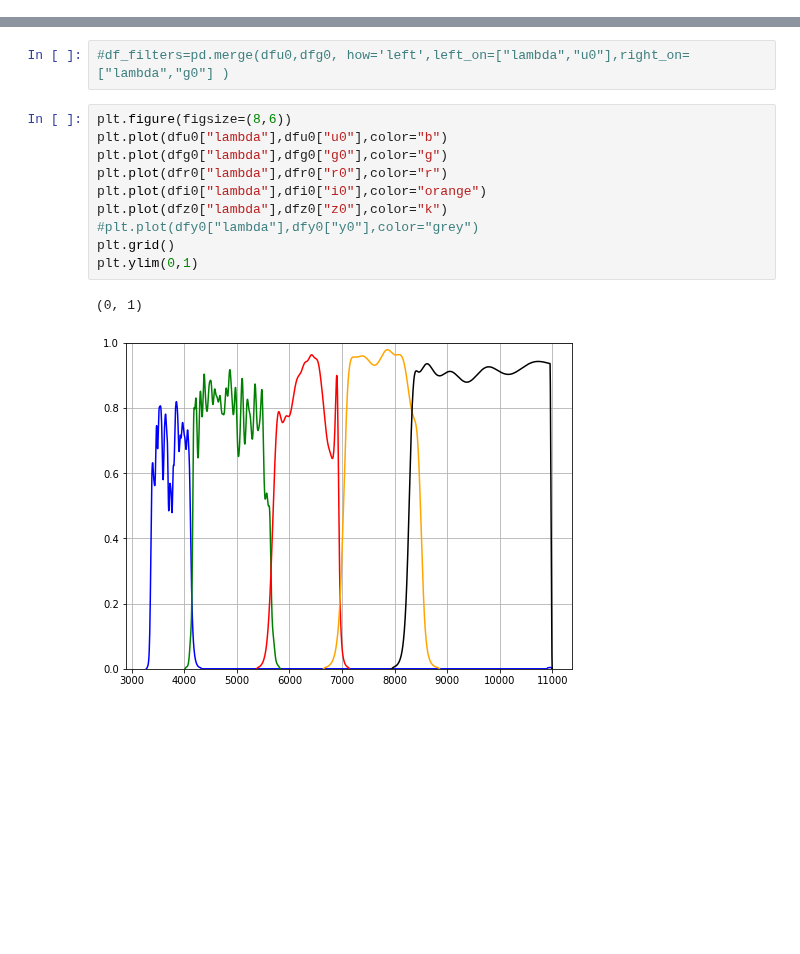
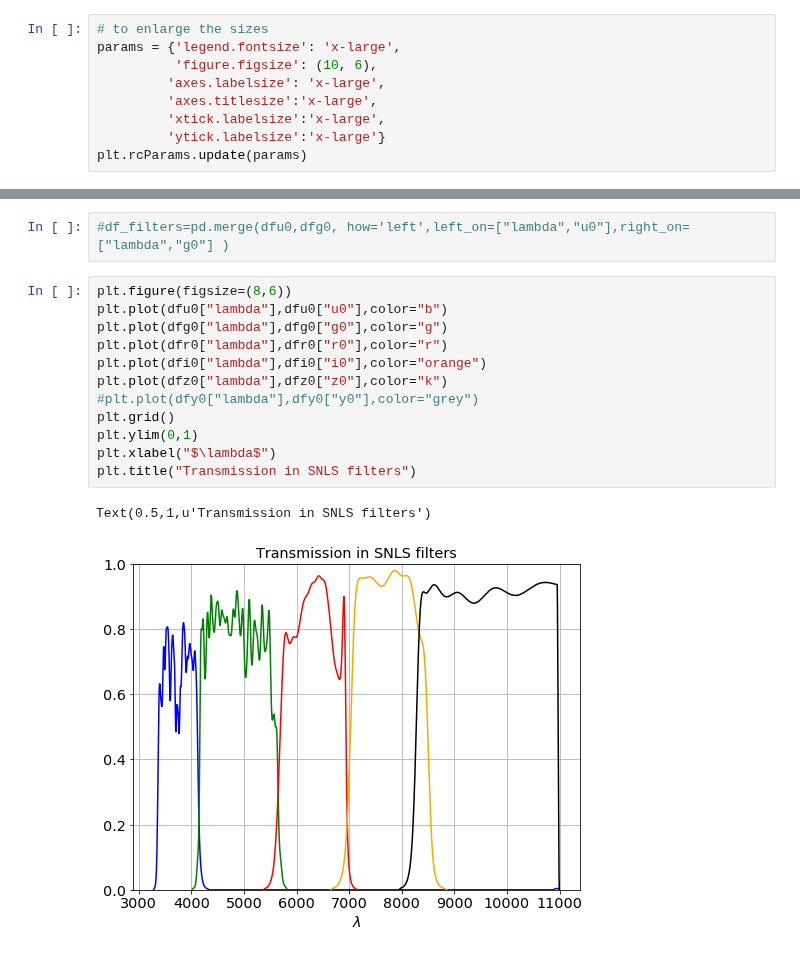
Before and after one commit to sylvielsstfr/PC5AtmStudies, a Jupyter notebook: SNLS/MegaCAMTransm.ipynb, the cells around one changed output, grey strips where cells are left out. Drawn from its saved outputs; the diff is of its cells as text; blank space fills up the shorter version.

```diff
--- a/SNLS/MegaCAMTransm.ipynb
+++ b/SNLS/MegaCAMTransm.ipynb
@@ -15,6 +15,15 @@ import matplotlib.pyplot as plt
 %matplotlib inline
 from IPython.display import Image, display
 from PIL import Image
+# %%
+# to enlarge the sizes
+params = {'legend.fontsize': 'x-large',
+          'figure.figsize': (10, 6),
+         'axes.labelsize': 'x-large',
+         'axes.titlesize':'x-large',
+         'xtick.labelsize':'x-large',
+         'ytick.labelsize':'x-large'}
+plt.rcParams.update(params)
 # %%
 img=Image.open("Figures/every_transmission.png")
 img = img.resize((500, 300),Image.ANTIALIAS)
@@ -114,16 +291,18 @@ dfy9=pd.read_table(os.path.join(path_transmissions,file_y[9]),sep=' ' ,skiprows=
 # %%
 plt.figure(figsize=(8,6))
 plt.plot(dfu0["lambda"],dfu0["u0"],color="b")
 plt.plot(dfg0["lambda"],dfg0["g0"],color="g")
 plt.plot(dfr0["lambda"],dfr0["r0"],color="r")
 plt.plot(dfi0["lambda"],dfi0["i0"],color="orange")
 plt.plot(dfz0["lambda"],dfz0["z0"],color="k")
 #plt.plot(dfy0["lambda"],dfy0["y0"],color="grey")
 plt.grid()
 plt.ylim(0,1)
+plt.xlabel("$\lambda$")
+plt.title("Transmission in SNLS filters")
 # %% [output]
-(0, 1)
+Text(0.5,1,u'Transmission in SNLS filters')
-[figure, old version]
+[figure, new version]
 # %%
 plt.figure(figsize=(8,6))
 plt.plot(dfu9["lambda"],dfu9["u9"],color="b")
```
Also changed, not shown: parts of 20 cells of this notebook, 1 other file.
